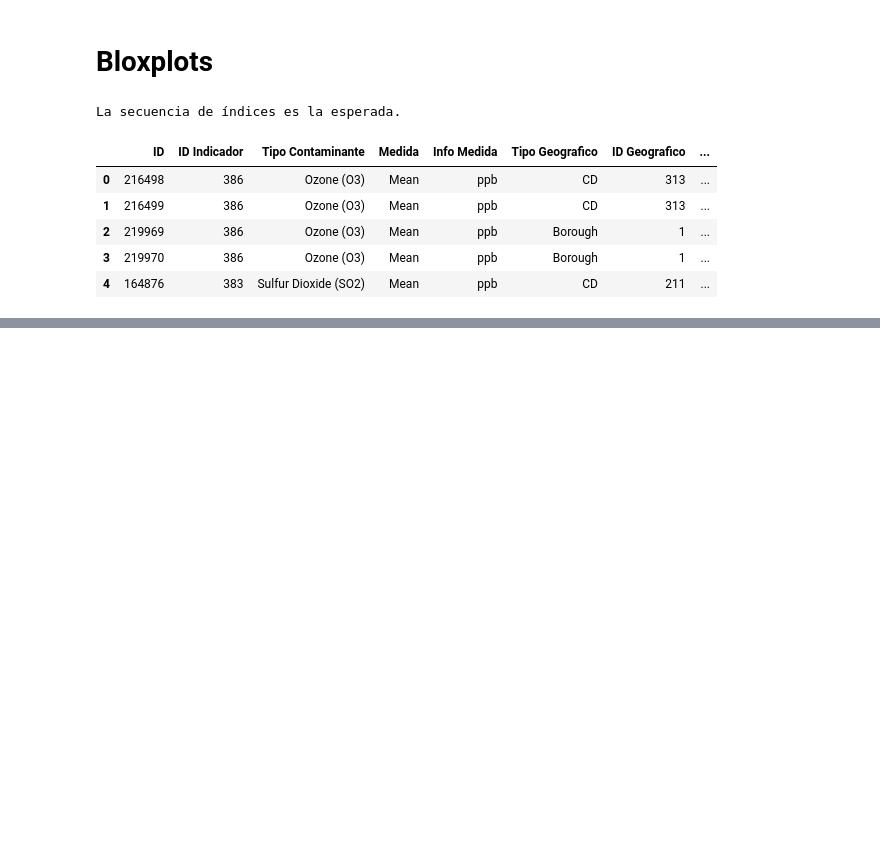
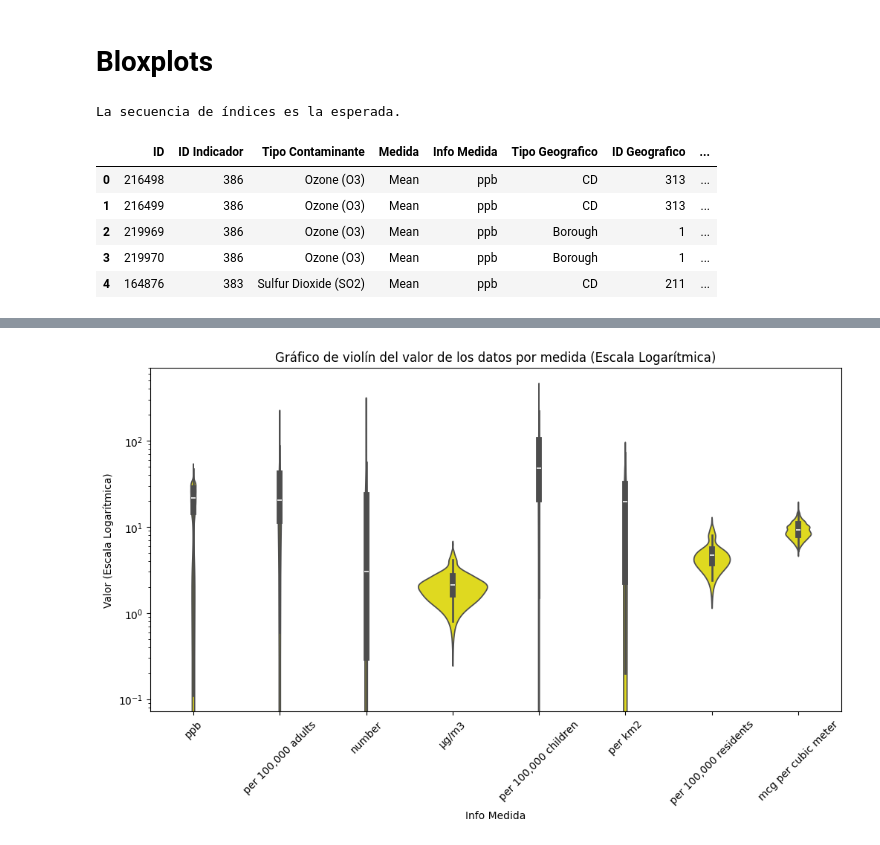
Before and after one commit to efr4in20/Proyecto-Air-NYC, a Jupyter notebook: ProyectoNYC/work/Bloxplots.ipynb, the cells around one changed output, grey strips where cells are left out. Saved outputs shown, nothing was run; the diff lists cells and outputs as text; code cells hidden in the pictures; blank space fills up the shorter version.

```diff
--- a/ProyectoNYC/work/Bloxplots.ipynb
+++ b/ProyectoNYC/work/Bloxplots.ipynb
@@ -75,0 +98,11 @@ KeyError: 'Tipo Geografico'
+# %%
+plt.figure(figsize=(12, 6))
+sns.violinplot(x='Info Medida', y='Valor', data=df_TablaLimpia, color = '#fff700')
+plt.yscale('log')  # Cambia la escala del eje y a logarítmica
+plt.title('Gráfico de violín del valor de los datos por medida (Escala Logarítmica)')
+plt.xlabel('Info Medida')
+plt.ylabel('Valor (Escala Logarítmica)')
+plt.xticks(rotation=45)
+plt.show()
+# %% [output]
+[figure, added]
```
Also changed, not shown: parts of 4 cells of this notebook, 6 other files.
